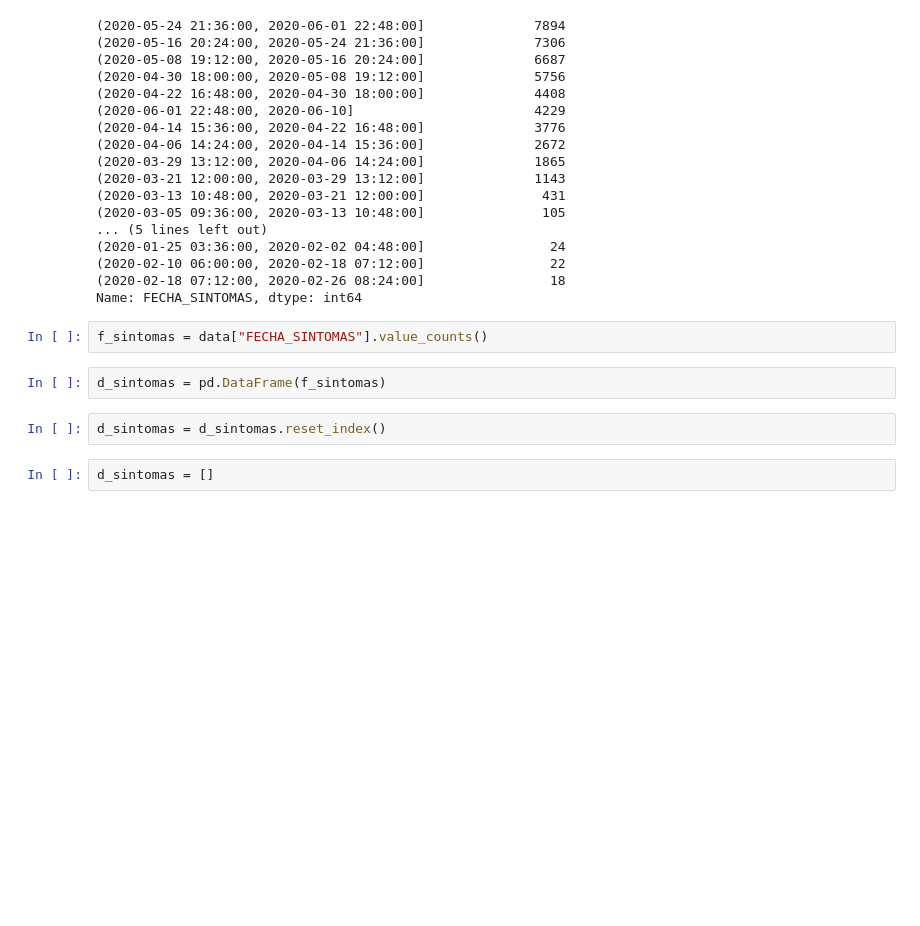
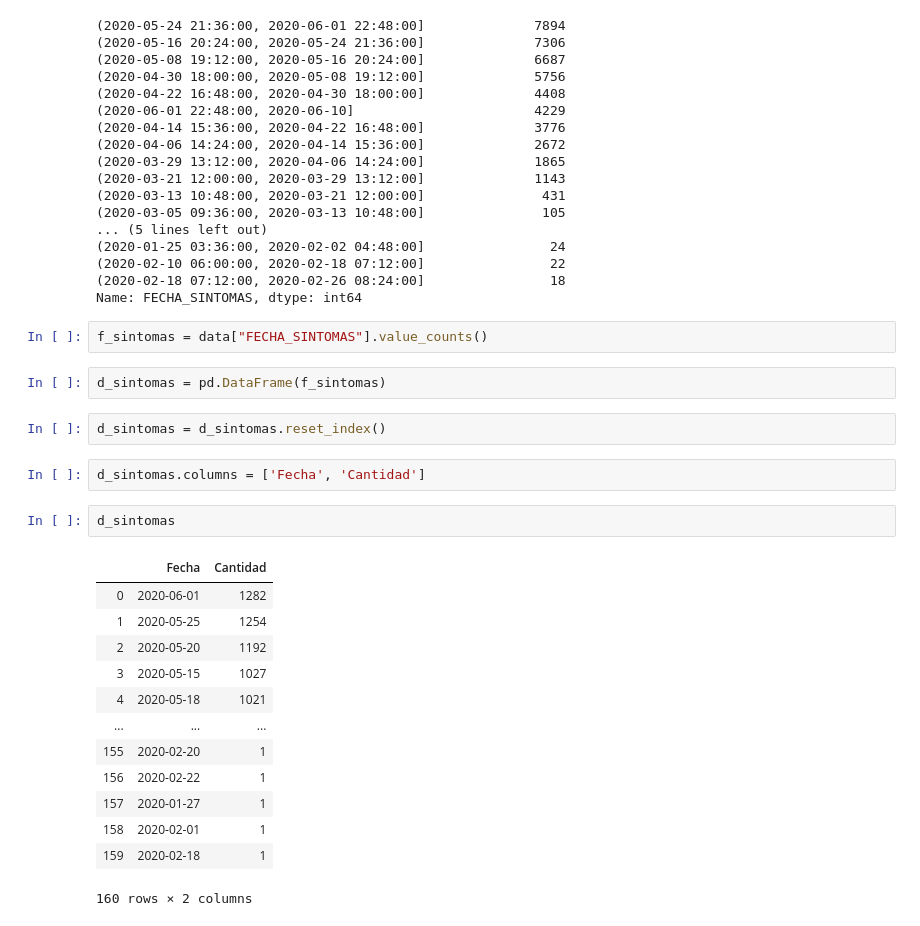
Before and after one commit to artthuro6/Covid-19, a Jupyter notebook: Diabetes covid.ipynb, the cells around one changed output. Saved outputs shown, nothing was run; the diff lists cells and outputs as text; blank space fills up the shorter version.

Commit message:
Trabajando con fecha de sintomas

```diff
--- a/Diabetes covid.ipynb
+++ b/Diabetes covid.ipynb
@@ -223,5 +223,21 @@ f_sintomas = data["FECHA_SINTOMAS"].value_counts()
 d_sintomas = pd.DataFrame(f_sintomas)
 # %%
 d_sintomas = d_sintomas.reset_index()
+# %%
+d_sintomas.columns = ['Fecha', 'Cantidad']
 # %%
-d_sintomas = []
+d_sintomas
+# %% [output]
+|  | Fecha | Cantidad |
+| 0 | 2020-06-01 | 1282 |
+| 1 | 2020-05-25 | 1254 |
+| 2 | 2020-05-20 | 1192 |
+| 3 | 2020-05-15 | 1027 |
+| 4 | 2020-05-18 | 1021 |
+| ... | ... | ... |
+| 155 | 2020-02-20 | 1 |
+| 156 | 2020-02-22 | 1 |
+| 157 | 2020-01-27 | 1 |
+| 158 | 2020-02-01 | 1 |
+| 159 | 2020-02-18 | 1 |
+160 rows × 2 columns
```
